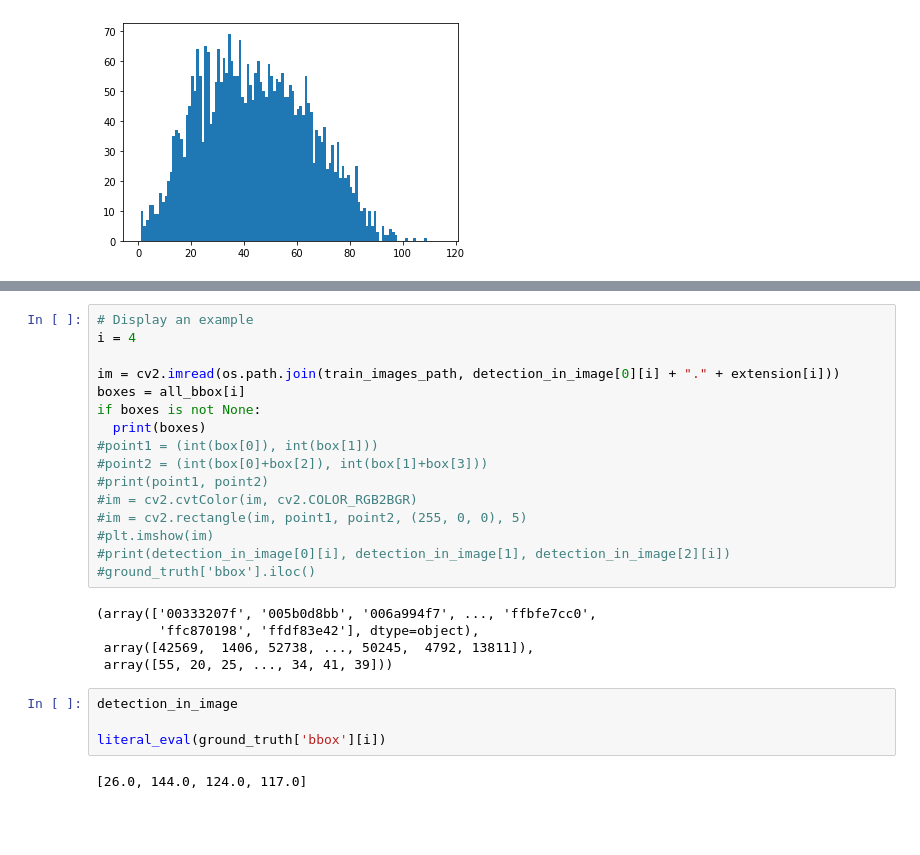
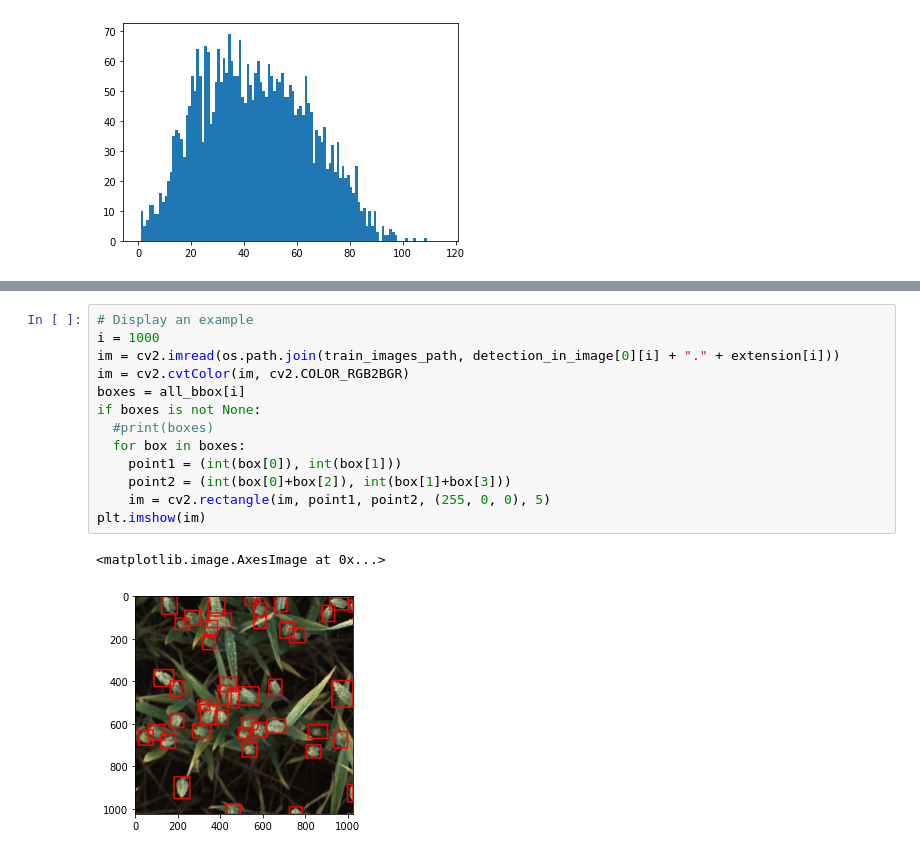
Before and after one commit to aquangnguyen1992/global_wheat_detection, a Jupyter notebook: Global_Wheat_Detection.ipynb, the cells around one changed output, grey strips where cells are left out. Drawn from its saved outputs; the diff is of its cells as text; blank space fills up the shorter version.

Commit message:
Finished the displaying section, should have a better solution to filter the bbox

```diff
--- a/Global_Wheat_Detection.ipynb
+++ b/Global_Wheat_Detection.ipynb
@@ -148,27 +148,16 @@ Reached 980
 # %%
 # Display an example
-i = 4
-
+i = 1000
 im = cv2.imread(os.path.join(train_images_path, detection_in_image[0][i] + "." + extension[i]))
+im = cv2.cvtColor(im, cv2.COLOR_RGB2BGR)
 boxes = all_bbox[i]
 if boxes is not None:
-  print(boxes)
-#point1 = (int(box[0]), int(box[1]))
-#point2 = (int(box[0]+box[2]), int(box[1]+box[3]))
-#print(point1, point2)
-#im = cv2.cvtColor(im, cv2.COLOR_RGB2BGR)
-#im = cv2.rectangle(im, point1, point2, (255, 0, 0), 5)
-#plt.imshow(im)
-#print(detection_in_image[0][i], detection_in_image[1], detection_in_image[2][i])
-#ground_truth['bbox'].iloc()
+  #print(boxes)
+  for box in boxes:
+    point1 = (int(box[0]), int(box[1]))
+    point2 = (int(box[0]+box[2]), int(box[1]+box[3]))
+    im = cv2.rectangle(im, point1, point2, (255, 0, 0), 5)
+plt.imshow(im)
 # %% [output]
-(array(['00333207f', '005b0d8bb', '006a994f7', ..., 'ffbfe7cc0',
-        'ffc870198', 'ffdf83e42'], dtype=object),
- array([42569,  1406, 52738, ..., 50245,  4792, 13811]),
- array([55, 20, 25, ..., 34, 41, 39]))
+<matplotlib.image.AxesImage at 0x...>
+[figure, added]
-# %%
-detection_in_image
-
-literal_eval(ground_truth['bbox'][i])
-# %% [output]
-[26.0, 144.0, 124.0, 117.0]
```
Also changed, not shown: parts of 1 cell of this notebook.
